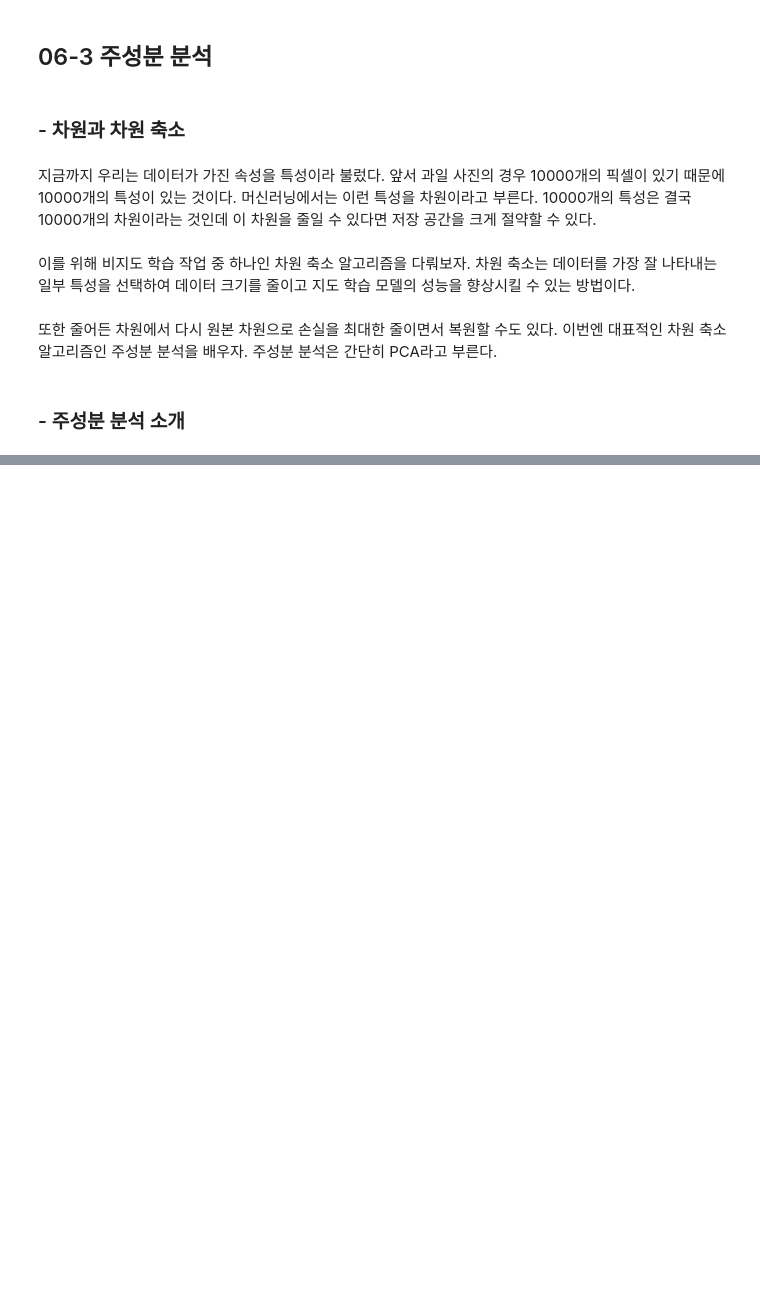
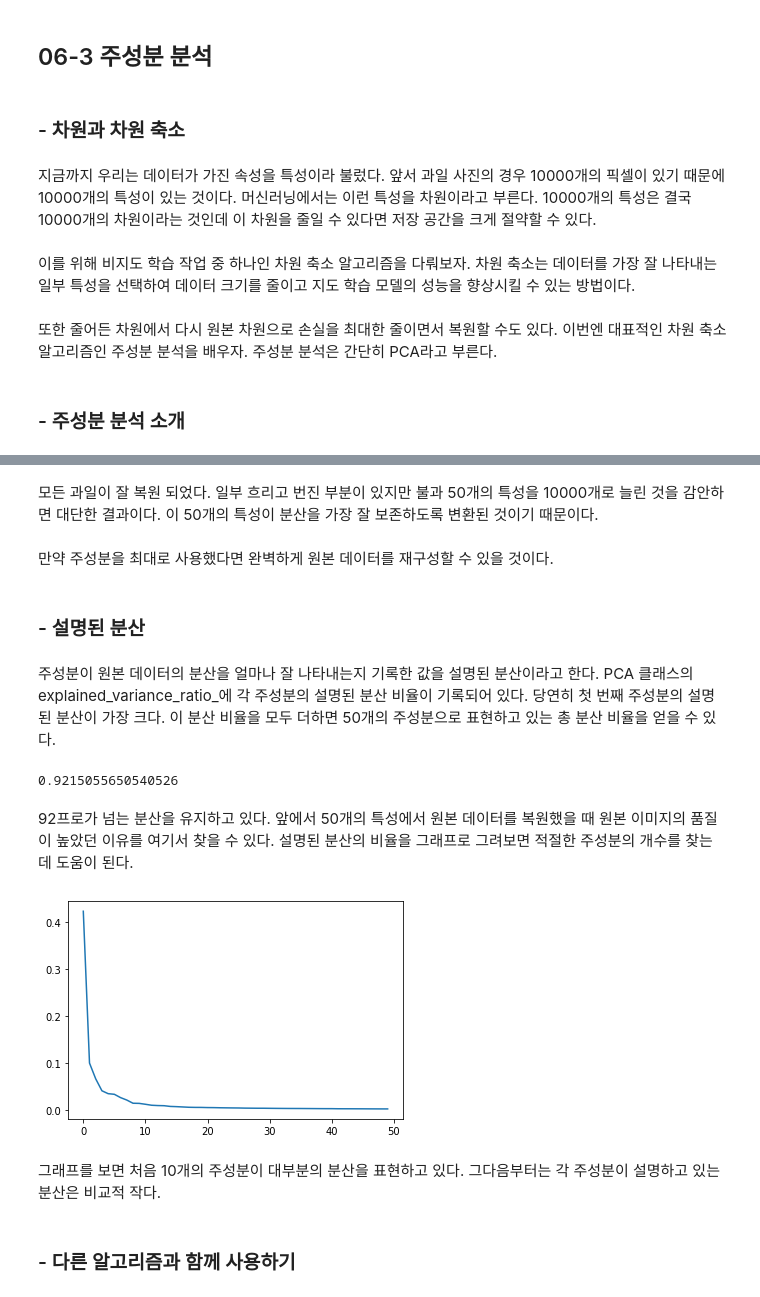
Before and after one commit to jaeyoon89/machinlearnig_deeplearning_study, a Jupyter notebook: mldl_ch6-3_principal_component_analysis.ipynb, the cells around one changed output, grey strips where cells are left out. Drawn from its saved outputs; the diff is of its cells as text; code cells hidden in the pictures; blank space fills up the shorter version.

```diff
--- a/mldl_ch6-3_principal_component_analysis.ipynb
+++ b/mldl_ch6-3_principal_component_analysis.ipynb
@@ -18,0 +122,23 @@
+# %% [markdown]
+모든 과일이 잘 복원 되었다. 일부 흐리고 번진 부분이 있지만 불과 50개의 특성을 10000개로 늘린 것을 감안하면 대단한 결과이다. 이 50개의 특성이 분산을 가장 잘 보존하도록 변환된 것이기 때문이다.
+# %% [markdown]
+만약 주성분을 최대로 사용했다면 완벽하게 원본 데이터를 재구성할 수 있을 것이다.
+# %% [markdown]
+### - 설명된 분산
+# %% [markdown]
+주성분이 원본 데이터의 분산을 얼마나 잘 나타내는지 기록한 값을 설명된 분산이라고 한다. PCA 클래스의 explained_variance_ratio_에 각 주성분의 설명된 분산 비율이 기록되어 있다. 당연히 첫 번째 주성분의 설명된 분산이 가장 크다. 이 분산 비율을 모두 더하면 50개의 주성분으로 표현하고 있는 총 분산 비율을 얻을 수 있다.
+# %%
+print(np.sum(pca.explained_variance_ratio_))
+# %% [output]
+0.9215055650540526
+# %% [markdown]
+92프로가 넘는 분산을 유지하고 있다. 앞에서 50개의 특성에서 원본 데이터를 복원했을 때 원본 이미지의 품질이 높았던 이유를 여기서 찾을 수 있다. 설명된 분산의 비율을 그래프로 그려보면 적절한 주성분의 개수를 찾는 데 도움이 된다.
+# %%
+plt.plot(pca.explained_variance_ratio_)
+plt.show()
+# %% [output]
+[figure, added]
+# %% [markdown]
+그래프를 보면 처음 10개의 주성분이 대부분의 분산을 표현하고 있다. 그다음부터는 각 주성분이 설명하고 있는 분산은 비교적 작다.
+# %% [markdown]
+### - 다른 알고리즘과 함께 사용하기
```
Also changed, not shown: parts of 22 cells of this notebook.
